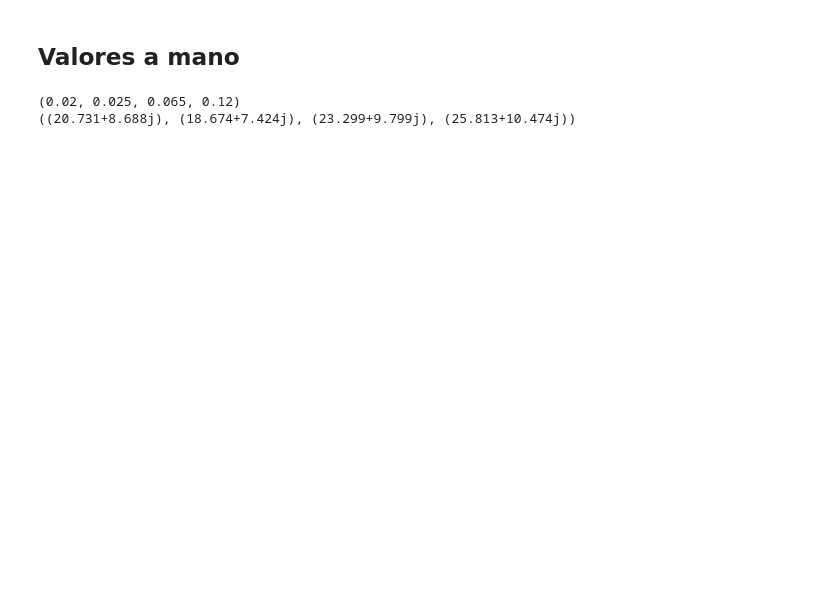
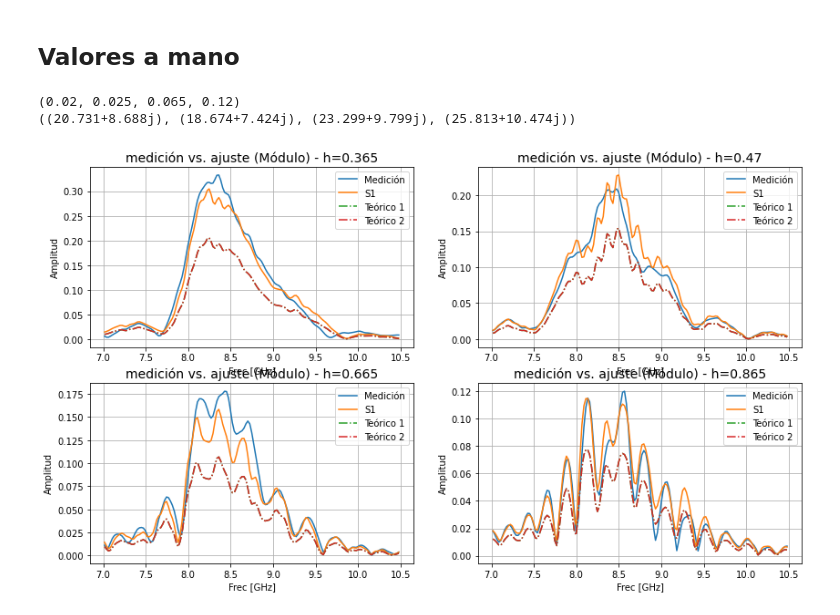
Before and after one commit to Coraline-github/tesis, a Jupyter notebook: Modelo_rugoso.ipynb, the cells around one changed output. Saved outputs shown, nothing was run; the diff lists cells and outputs as text; code cells hidden in the pictures; blank space fills up the shorter version.

```diff
--- a/Modelo_rugoso.ipynb
+++ b/Modelo_rugoso.ipynb
@@ -314,34 +314,41 @@ for i1 in range(2):
 # %%
 print(depth)
 print(ep_med)
 
 D = 0.1
-EP1 = 20.731+8.688j
-EP1 = 20.731+8.688j
-EP2 = 23.299+9.799j
-RMS1 = 0.001
-RMS2 = 0.0001
+
+EP1a = 20.731+8.688j
+EP2a = 23.299+9.799j
+RMS1a = 0.01
+RMS2a = 0.001
+
+EP1b = 20.731+8.688j
+EP2b = 23.299+9.799j
+RMS1b = 0.001
+RMS2b = 0.0001
 
 fig , ax = plt.subplots(nrows=2, ncols=2, figsize=(14,8))
 for i1 in range(2):
         for i2 in range(2):
             i0 = int(2*i1+i2)
 
             # Señal:
-            Rf1 = Rf_2(EP1,EP2,D,0,f,RMS1,RMS2)
+            Rf1 = Rf_2(EP1a,EP2a,D,0,f,RMS1a,RMS2)
             S2_teo1 = S1[i0,:]*Rf1
 
-            Rf2 = Rf_2(EP1,EP2,D2,0,f,RMS1,RMS2)
+            Rf2 = Rf_2(EP1b,EP2b,D,0,f,RMS1b,RMS2)
             S2_teo2 = S1[i0,:]*Rf2
 
-            ax[i1,i2].plot(f,np.abs(S2[i0,:]),'--',label='Medición')
+            ax[i1,i2].plot(f,np.abs(S2[i0,:]),'-',label='Medición')
+            ax[i1,i2].plot(f,np.abs(S1[i0,:]),'-',label='S1')
             ax[i1,i2].plot(f,np.abs(S2_teo1),'-.',label='Teórico 1')
             ax[i1,i2].plot(f,np.abs(S2_teo2),'-.',label='Teórico 2')
             ax[i1,i2].grid('on')
             ax[i1,i2].legend(loc="best",fontsize=10)
             ax[i1,i2].set_xlabel('Frec [GHz]')
             ax[i1,i2].set_ylabel('Amplitud')
             ax[i1,i2].set_title( 'medición vs. ajuste (Módulo) - h='+str(h1[i0]), fontsize=14) #, fontstyle='normal')
 # %% [output]
 (0.02, 0.025, 0.065, 0.12)
 ((20.731+8.688j), (18.674+7.424j), (23.299+9.799j), (25.813+10.474j))
+[figure, added]
```
Also changed, not shown: parts of 2 cells of this notebook, 5 other files.
